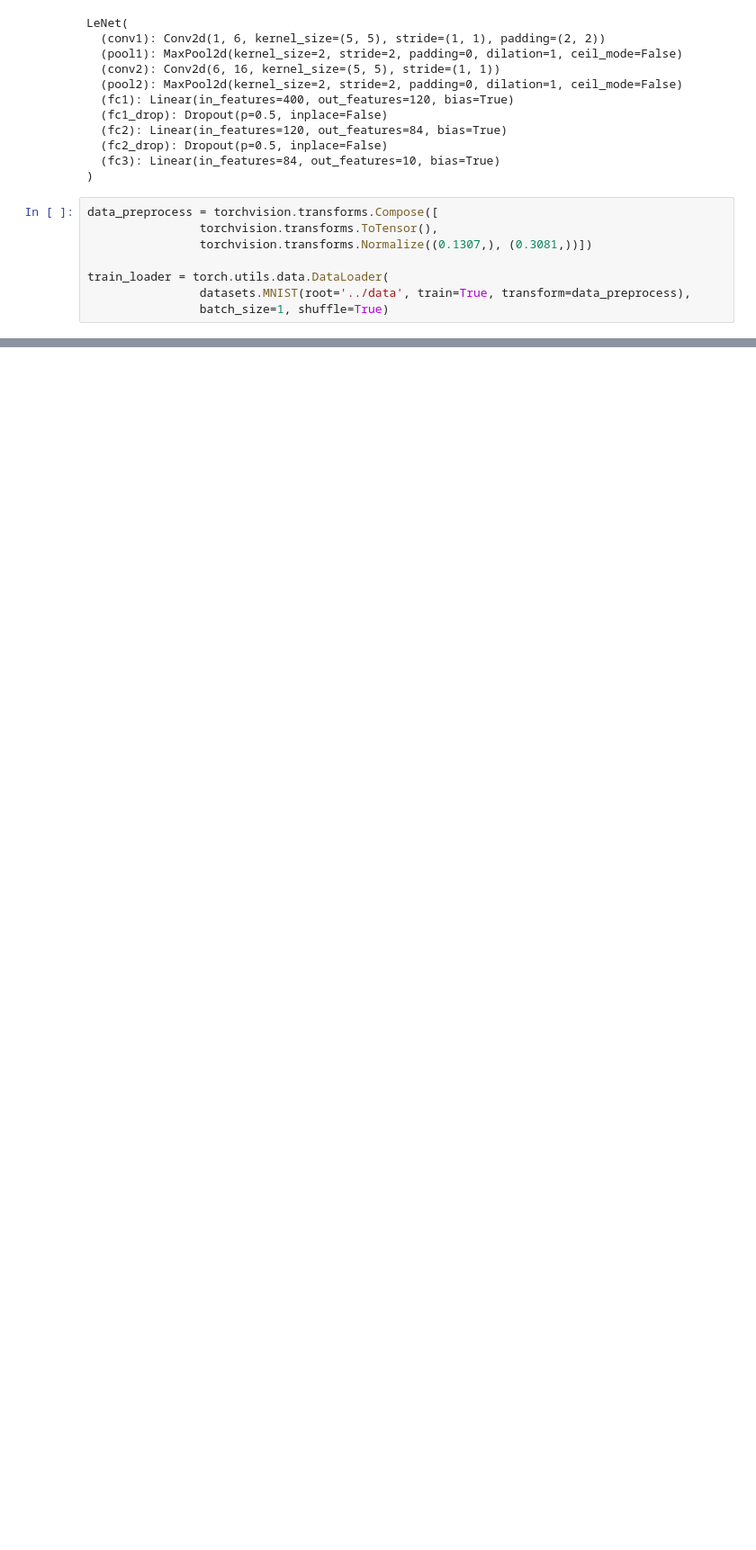
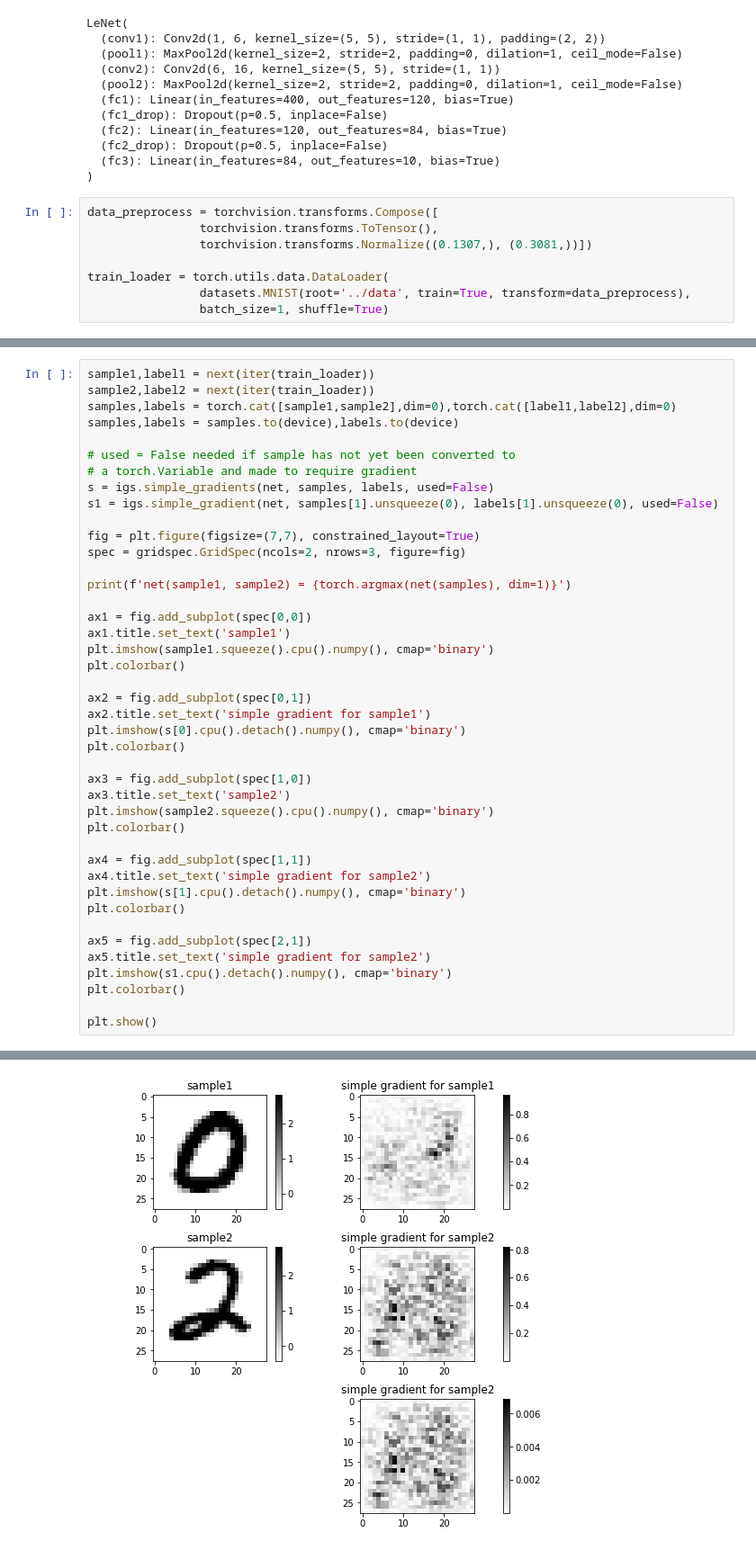
Before and after one commit to a1noack/robust_interpretations, a Jupyter notebook: scrap/test_interpretation_generators.ipynb, the cells around one changed output, grey strips where cells are left out. Shown at 90% size. Cells and saved outputs as stored; diff of their text form; blank space fills up the shorter version.

```diff
--- a/scrap/test_interpretation_generators.ipynb
+++ b/scrap/test_interpretation_generators.ipynb
@@ -79,0 +86,43 @@ net(sample) = 5
+# %%
+sample1,label1 = next(iter(train_loader))
+sample2,label2 = next(iter(train_loader))
+samples,labels = torch.cat([sample1,sample2],dim=0),torch.cat([label1,label2],dim=0)
+samples,labels = samples.to(device),labels.to(device)
+
+# used = False needed if sample has not yet been converted to
+# a torch.Variable and made to require gradient
+s = igs.simple_gradients(net, samples, labels, used=False)
+s1 = igs.simple_gradient(net, samples[1].unsqueeze(0), labels[1].unsqueeze(0), used=False)
+
+fig = plt.figure(figsize=(7,7), constrained_layout=True)
+spec = gridspec.GridSpec(ncols=2, nrows=3, figure=fig)
+
+print(f'net(sample1, sample2) = {torch.argmax(net(samples), dim=1)}')
+
+ax1 = fig.add_subplot(spec[0,0])
+ax1.title.set_text('sample1')
+plt.imshow(sample1.squeeze().cpu().numpy(), cmap='binary')
+plt.colorbar()
+
+ax2 = fig.add_subplot(spec[0,1])
+ax2.title.set_text('simple gradient for sample1')
+plt.imshow(s[0].cpu().detach().numpy(), cmap='binary')
+plt.colorbar()
+
+ax3 = fig.add_subplot(spec[1,0])
+ax3.title.set_text('sample2')
+plt.imshow(sample2.squeeze().cpu().numpy(), cmap='binary')
+plt.colorbar()
+
+ax4 = fig.add_subplot(spec[1,1])
+ax4.title.set_text('simple gradient for sample2')
+plt.imshow(s[1].cpu().detach().numpy(), cmap='binary')
+plt.colorbar()
+
+ax5 = fig.add_subplot(spec[2,1])
+ax5.title.set_text('simple gradient for sample2')
+plt.imshow(s1.cpu().detach().numpy(), cmap='binary')
+plt.colorbar()
+
+plt.show()
+# %% [output]
@@ -79,0 +130 @@ net(sample) = 5
+[figure, added]
```
Also changed, not shown: parts of 6 cells of this notebook.
